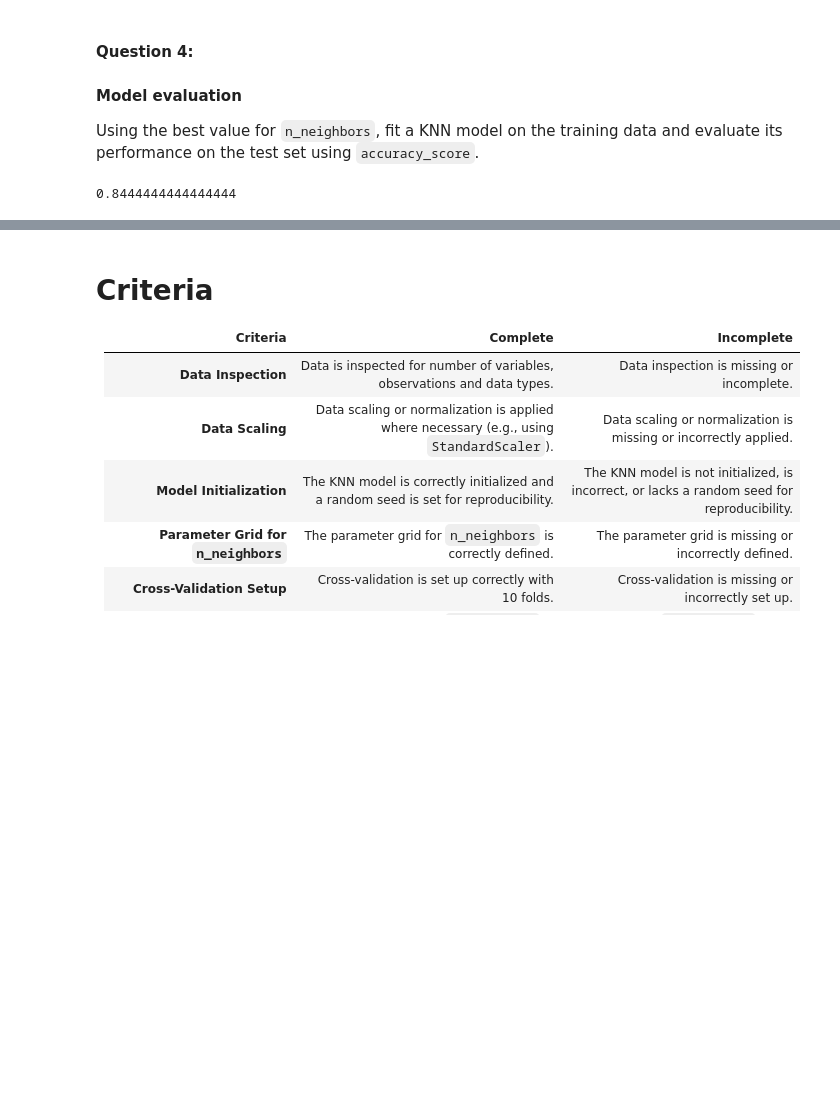
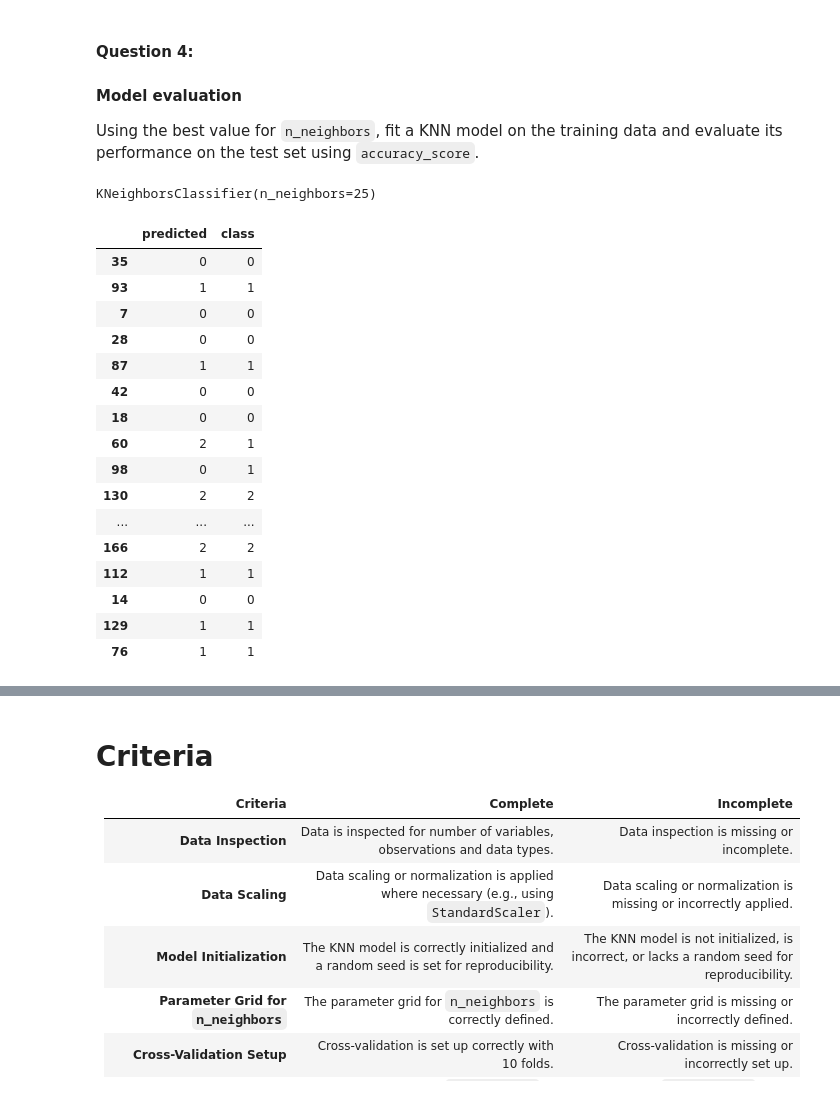
Before and after one commit to geohewton/LCR, a Jupyter notebook: 02_activities/assignments/assignment_1.ipynb, the cells around one changed output, grey strips where cells are left out. Saved outputs shown, nothing was run; the diff lists cells and outputs as text; code cells hidden in the pictures; blank space fills up the shorter version.

```diff
--- a/02_activities/assignments/assignment_1.ipynb
+++ b/02_activities/assignments/assignment_1.ipynb
@@ -318,7 +419,34 @@ wine_df_test[["predicted","class"]]
 #### Model evaluation
 
 Using the best value for `n_neighbors`, fit a KNN model on the training data and evaluate its performance on the test set using `accuracy_score`.
-# %%
-knn.score(wine_df_test[["total_phenols","flavanoids"]], wine_df_test["class"])
-# %% [output]
-0.8444444444444444
+# %%
+knn = KNeighborsClassifier(n_neighbors=25)
+# %%
+X = wine_df_train[["total_phenols","flavanoids"]]
+y = wine_df_train["class"]
+# %%
+knn.fit(X,y)
+# %% [output]
+KNeighborsClassifier(n_neighbors=25)
+# %%
+wine_df_test["predicted"] = knn.predict(wine_df_test[["total_phenols","flavanoids"]])
+# %%
+wine_df_test[["predicted","class"]]
+# %% [output]
+|  | predicted | class |
+| 35 | 0 | 0 |
+| 93 | 1 | 1 |
+| 7 | 0 | 0 |
+| 28 | 0 | 0 |
+| 87 | 1 | 1 |
+| 42 | 0 | 0 |
+| 18 | 0 | 0 |
+| 60 | 2 | 1 |
+| 98 | 0 | 1 |
+| 130 | 2 | 2 |
+| ... | ... | ... |
+| 166 | 2 | 2 |
+| 112 | 1 | 1 |
+| 14 | 0 | 0 |
+| 129 | 1 | 1 |
+| 76 | 1 | 1 |
```
Also changed, not shown: parts of 16 cells of this notebook.
